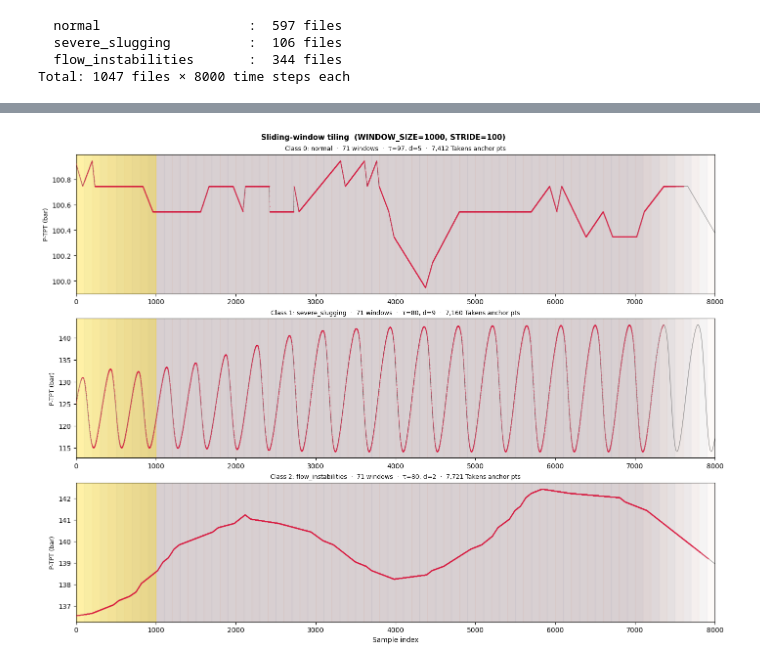
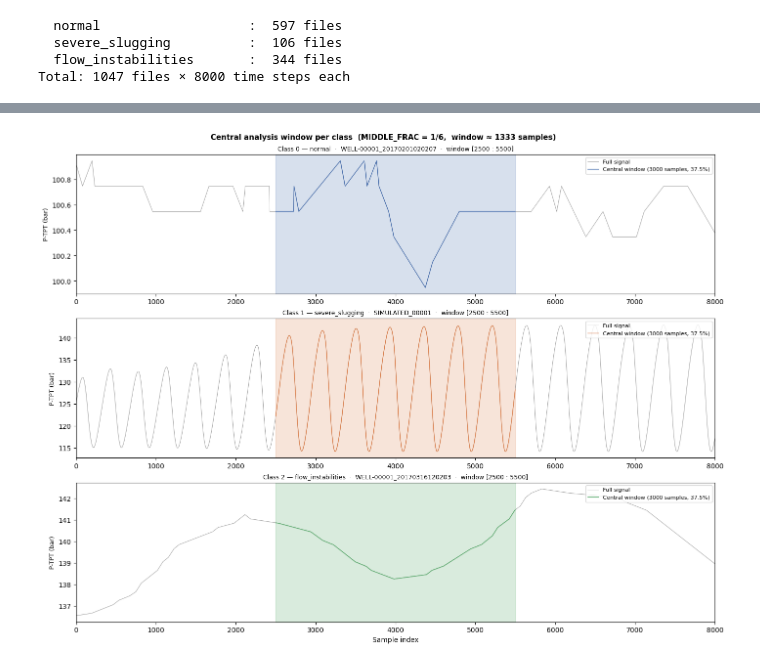
Before and after one commit to simonecasolo/TDA-for-Slugging, a Jupyter notebook: Hodge_Decomposition/hodge-slugging/notebooks/03_3w_hodge_classification.ipynb, the cells around one changed output, grey strips where cells are left out. Drawn from its saved outputs; the diff is of its cells as text; code cells hidden in the pictures.

```diff
--- a/Hodge_Decomposition/hodge-slugging/notebooks/03_3w_hodge_classification.ipynb
+++ b/Hodge_Decomposition/hodge-slugging/notebooks/03_3w_hodge_classification.ipynb
@@ -246,53 +323,39 @@ One representative signal per class (first loaded file), showing:
 # %%
-N_WINDOWS = (N_RESAMPLE - WINDOW_SIZE) // WINDOW_STRIDE + 1
-
+# Show the central analysis window for one representative file per class
 fig, axes = plt.subplots(len(REGIME_LABELS), 1,
                          figsize=(14, 3.5 * len(REGIME_LABELS)),
                          constrained_layout=True)
-span_colors = ["#4C72B0", "#DD8452"]
 
 for ax, (label, name) in zip(axes, REGIME_LABELS.items()):
-    mask = (all_labels == label)
-    sig  = all_signals[mask][0]
-    ep   = EMBED_PARAMS[label]
-    τ, d = ep["time_delay"], ep["dimension"]
+    mask  = (all_labels == label)
+    sig   = all_signals[mask][0]
+    win   = get_middle_window(sig)
+    n     = len(sig)
+    w     = len(win)
+    start = (n - w) // 2
 
-    t = np.arange(N_RESAMPLE)
-    ax.plot(t, sig, lw=0.6, color="0.4", zorder=2)
-
-    # First window highlighted in yellow
-    ax.axvspan(0, WINDOW_SIZE, alpha=0.35, color="gold", zorder=1)
-
-    # Remaining windows — alternating shaded spans
-    for i, start in enumerate(range(WINDOW_STRIDE, N_RESAMPLE - WINDOW_SIZE + 1, WINDOW_STRIDE)):
-        ax.axvspan(start, start + WINDOW_SIZE,
-                   alpha=0.04, color=span_colors[i % 2], zorder=0)
-
-    # Takens anchor points from all windows
-    all_anchors = []
-    for start in range(0, N_RESAMPLE - WINDOW_SIZE + 1, WINDOW_STRIDE):
-        n_pts = max(0, (WINDOW_SIZE - (d - 1) * τ - 1) // EMBED_STRIDE + 1)
-        anch  = start + np.arange(n_pts) * EMBED_STRIDE
-        all_anchors.append(anch[anch < start + WINDOW_SIZE])
-    all_anchors = np.unique(np.concatenate(all_anchors))
-    all_anchors = all_anchors[all_anchors < N_RESAMPLE]
-    ax.scatter(all_anchors, sig[all_anchors], s=2, color="crimson",
-               alpha=0.5, linewidths=0, zorder=3)
+    t = np.arange(n)
+    ax.plot(t, sig, lw=0.6, color="0.55", zorder=2, label="Full signal")
+    ax.axvspan(start, start + w, alpha=0.22, color=CLASS_COLORS[label], zorder=1)
+    ax.plot(t[start:start+w], sig[start:start+w], lw=1.0,
+            color=CLASS_COLORS[label], zorder=3,
+            label=f"Central window ({w} samples, {w/n*100:.1f}%)")
 
     ax.set_ylabel("P-TPT (bar)", fontsize=9)
     ax.set_title(
-        f"Class {label}: {name}  ·  {N_WINDOWS} windows"
-        f"  ·  τ={τ}, d={d}  ·  {len(all_anchors):,} Takens anchor pts",
+        f"Class {label} — {name}  ·  {all_names[mask][0]}  ·  "
+        f"window [{start} : {start+w}]",
         fontsize=9,
     )
-    ax.set_xlim(0, N_RESAMPLE)
+    ax.set_xlim(0, n)
+    ax.legend(fontsize=8, loc="upper right")
 
 axes[-1].set_xlabel("Sample index")
 fig.suptitle(
-    f"Sliding-window tiling  (WINDOW_SIZE={WINDOW_SIZE}, STRIDE={WINDOW_STRIDE})",
+    f"Central analysis window per class  (MIDDLE_FRAC = 1/6,  window ≈ {int(N_RESAMPLE/6)} samples)",
     fontsize=11, fontweight="bold",
 )
 plt.show()
 # %% [output]
-[figure, old version]
+[figure, new version]
 # %% [markdown]
```
Also changed, not shown: parts of 21 cells of this notebook, 7 other files.
